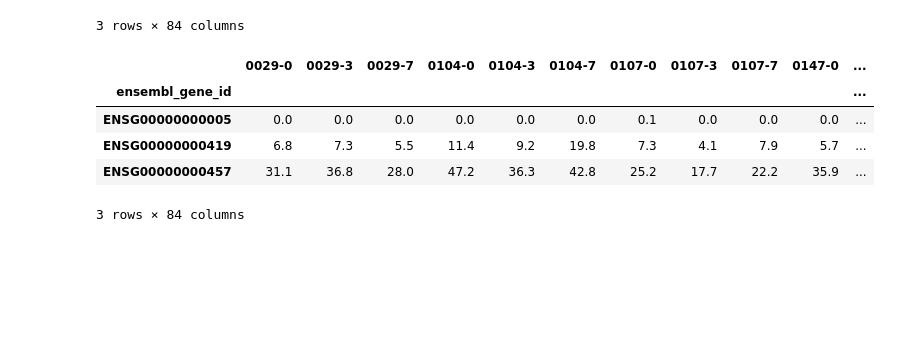
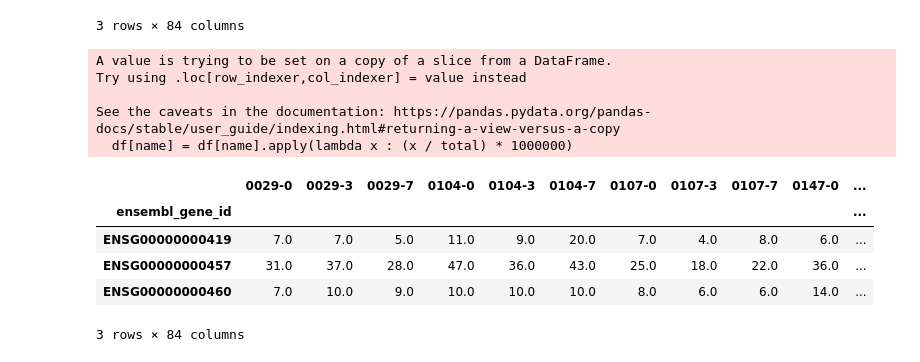
Before and after one commit to jonathjd/rnaseq-analysis, a Jupyter notebook: 1.0-jd-data-wrangling.ipynb, the cells around one changed output. Saved outputs shown, nothing was run; the diff lists cells and outputs as text; code cells hidden in the pictures; blank space fills up the shorter version.

Commit message:
Remove genes with less than 10 counts

```diff
--- a/1.0-jd-data-wrangling.ipynb
+++ b/1.0-jd-data-wrangling.ipynb
@@ -115,29 +115,38 @@ counts = counts.T
 # %%
 # Need to normalize the dataset to counts per million (CPM)
 # Per sample equation = counts / library counts sum * 1x10^6
 
 # define function to perform normalization
 def normalize_counts(df):
+
+    # drop rows with less than 10 counts
+    df = df[df.sum(axis=1)>=10]
 
     # get column names
     names = list(df.columns)
 
     for name in names:
         total = sum(df[name])
         df[name] = df[name].apply(lambda x : (x / total) * 1000000)
 
-    df = df.round(decimals=1)
+    df = df.round(decimals=0)
+
     return df
 
 counts = normalize_counts(counts)
 counts.head(3)
 # %% [output]
+A value is trying to be set on a copy of a slice from a DataFrame.
+Try using .loc[row_indexer,col_indexer] = value instead
+
+See the caveats in the documentation: https://pandas.pydata.org/pandas-docs/stable/user_guide/indexing.html#returning-a-view-versus-a-copy
+  df[name] = df[name].apply(lambda x : (x / total) * 1000000)
 |  | 0029-0 | 0029-3 | 0029-7 | 0104-0 | 0104-3 | 0104-7 | 0107-0 | 0107-3 | 0107-7 | 0147-0 | ... |
 | ensembl_gene_id |  |  |  |  |  |  |  |  |  |  | ... |
-| ENSG00000000005 | 0.0 | 0.0 | 0.0 | 0.0 | 0.0 | 0.0 | 0.1 | 0.0 | 0.0 | 0.0 | ... |
-| ENSG00000000419 | 6.8 | 7.3 | 5.5 | 11.4 | 9.2 | 19.8 | 7.3 | 4.1 | 7.9 | 5.7 | ... |
-| ENSG00000000457 | 31.1 | 36.8 | 28.0 | 47.2 | 36.3 | 42.8 | 25.2 | 17.7 | 22.2 | 35.9 | ... |
+| ENSG00000000419 | 7.0 | 7.0 | 5.0 | 11.0 | 9.0 | 20.0 | 7.0 | 4.0 | 8.0 | 6.0 | ... |
+| ENSG00000000457 | 31.0 | 37.0 | 28.0 | 47.0 | 36.0 | 43.0 | 25.0 | 18.0 | 22.0 | 36.0 | ... |
+| ENSG00000000460 | 7.0 | 10.0 | 9.0 | 10.0 | 10.0 | 10.0 | 8.0 | 6.0 | 6.0 | 14.0 | ... |
-3 rows × 84 columns
+3 rows × 84 columns
 # %%
 counts.to_csv('normalized_counts.csv')
 # %%
```
Also changed, not shown: parts of 2 cells of this notebook, 2 other files.
